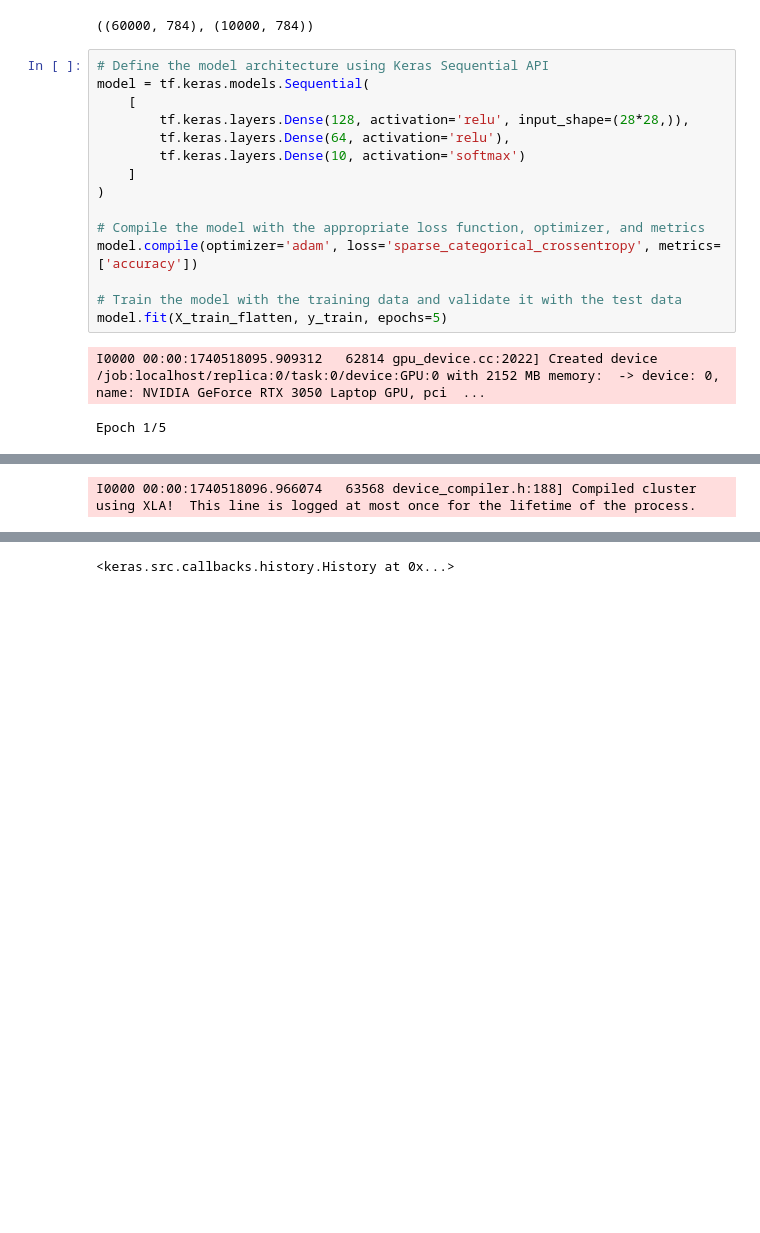
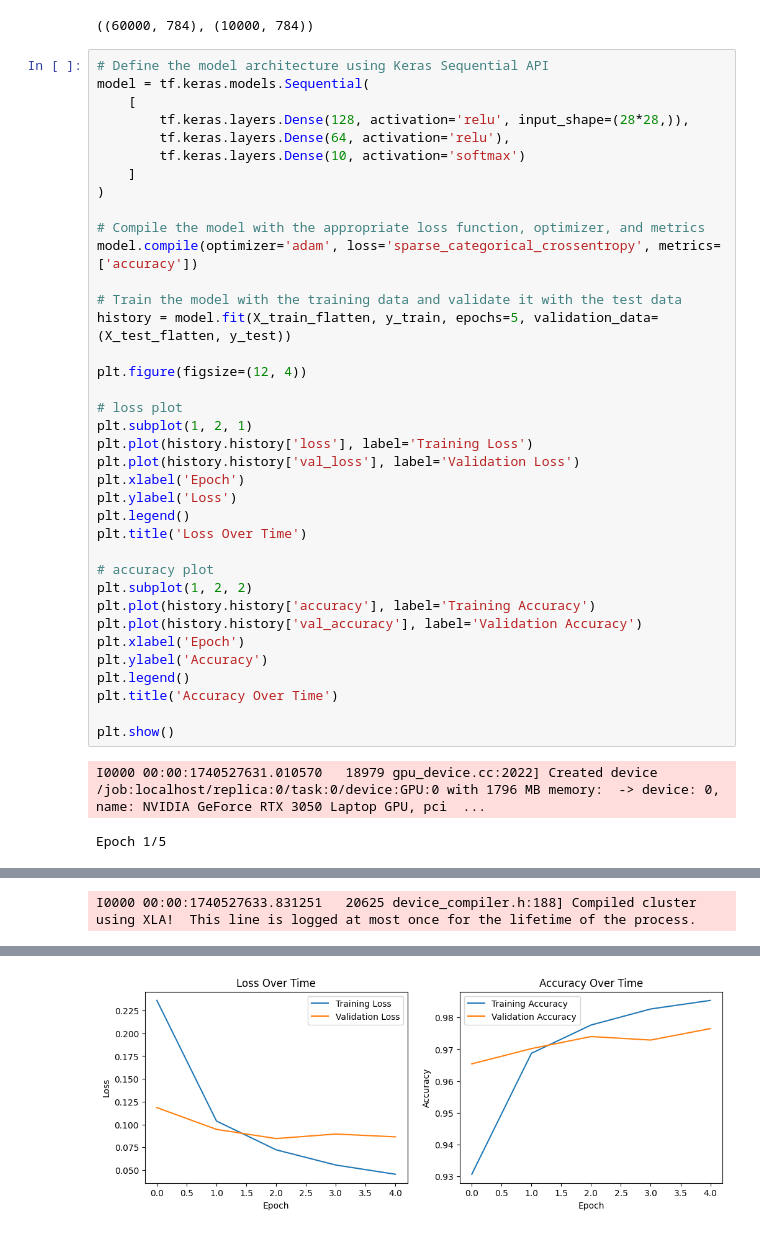
Before and after one commit to hasankablawe/MNIST-Digit-Recognition, a Jupyter notebook: handwrighting.ipynb, the cells around one changed output, grey strips where cells are left out. Drawn from its saved outputs; the diff is of its cells as text; blank space fills up the shorter version.

```diff
--- a/handwrighting.ipynb
+++ b/handwrighting.ipynb
@@ -55,8 +55,30 @@ model = tf.keras.models.Sequential(
 model.compile(optimizer='adam', loss='sparse_categorical_crossentropy', metrics=['accuracy'])
 
 # Train the model with the training data and validate it with the test data
-model.fit(X_train_flatten, y_train, epochs=5)
+history = model.fit(X_train_flatten, y_train, epochs=5, validation_data=(X_test_flatten, y_test))
+
+plt.figure(figsize=(12, 4))
+
+# loss plot
+plt.subplot(1, 2, 1)
+plt.plot(history.history['loss'], label='Training Loss')
+plt.plot(history.history['val_loss'], label='Validation Loss')
+plt.xlabel('Epoch')
+plt.ylabel('Loss')
+plt.legend()
+plt.title('Loss Over Time')
+
+# accuracy plot
+plt.subplot(1, 2, 2)
+plt.plot(history.history['accuracy'], label='Training Accuracy')
+plt.plot(history.history['val_accuracy'], label='Validation Accuracy')
+plt.xlabel('Epoch')
+plt.ylabel('Accuracy')
+plt.legend()
+plt.title('Accuracy Over Time')
+
+plt.show()
 # %% [output]
-I0000 00:00:1740518095.909312   62814 gpu_device.cc:2022] Created device /job:localhost/replica:0/task:0/device:GPU:0 with 2152 MB memory:  -> device: 0, name: NVIDIA GeForce RTX 3050 Laptop GPU, pci  ...
+I0000 00:00:1740527631.010570   18979 gpu_device.cc:2022] Created device /job:localhost/replica:0/task:0/device:GPU:0 with 1796 MB memory:  -> device: 0, name: NVIDIA GeForce RTX 3050 Laptop GPU, pci  ...
 Epoch 1/5
 WARNING: All log messages before absl::InitializeLog() is called are written to STDERR
@@ -68 +90 @@ I0000 00:00:1740518096.572994   63568 cuda_dnn.cc:529] Loaded cuDNN version 9030
-I0000 00:00:1740518096.966074   63568 device_compiler.h:188] Compiled cluster using XLA!  This line is logged at most once for the lifetime of the process.
+I0000 00:00:1740527633.831251   20625 device_compiler.h:188] Compiled cluster using XLA!  This line is logged at most once for the lifetime of the process.
@@ -78,2 +100,2 @@ Epoch 5/5
-<keras.src.callbacks.history.History at 0x...>
+[figure, added]
 # %%
```
Also changed, not shown: parts of 5 cells of this notebook.
